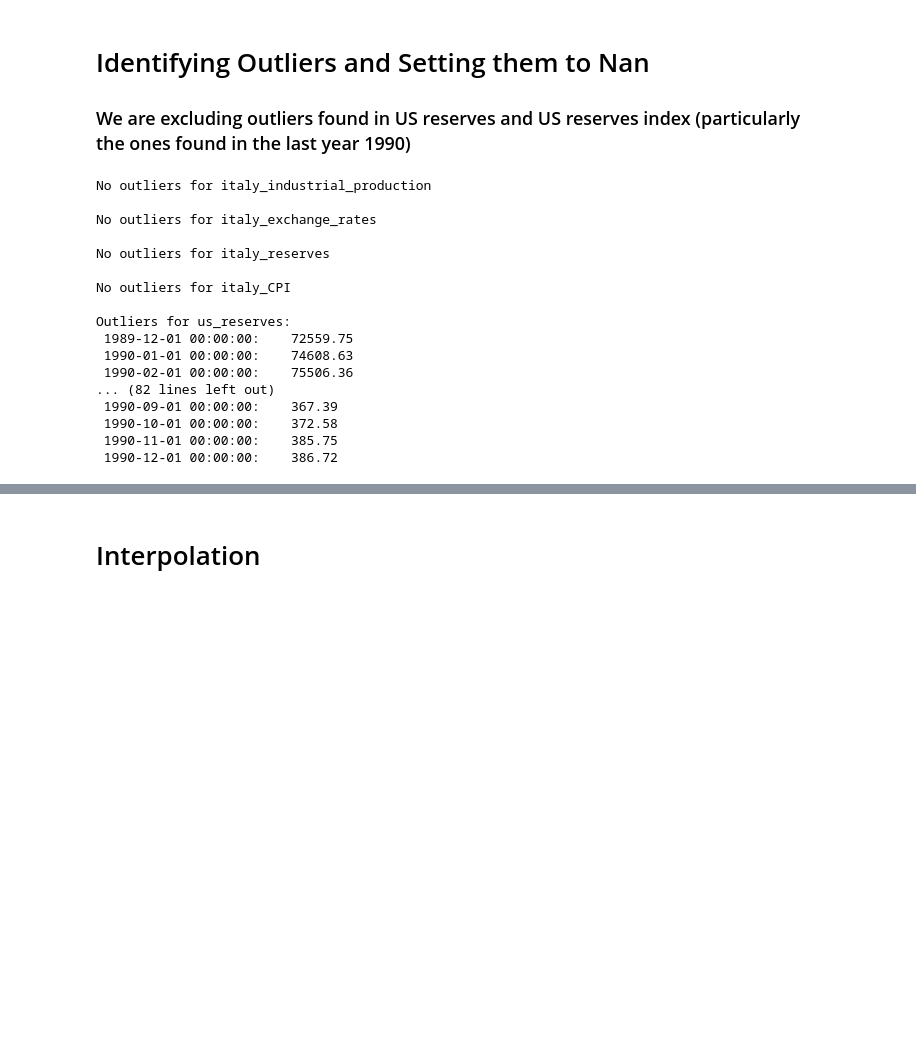
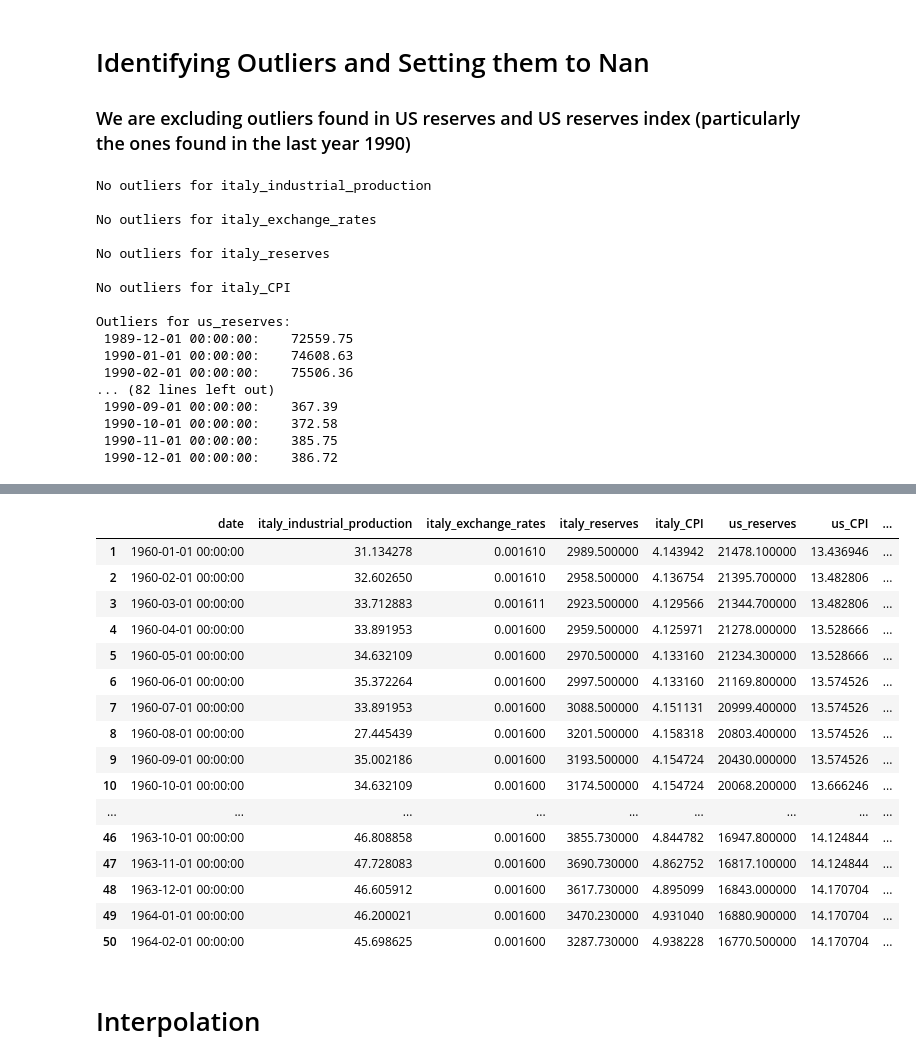
Before and after one commit to Tantalise/ItalyMacroGroupProject, a Jupyter notebook: MacroDataJazz.ipynb, the cells around one changed output, grey strips where cells are left out. Cells and saved outputs as stored; diff of their text form; code cells hidden in the pictures; blank space fills up the shorter version.

```diff
--- a/MacroDataJazz.ipynb
+++ b/MacroDataJazz.ipynb
@@ -184,7 +184,7 @@ for column, outliers in outliers_dict.items():
 economic_parameters.insert(0, 'date', merged_df['date'])
 
 # Display the new DataFrame with outliers marked as NaN
-display(economic_parameters.style)
+display(economic_parameters.head(50).style)
 # %% [output]
 No outliers for italy_industrial_production
 
@@ -207,3 +206,20 @@ Outliers for us_reserves:
+|  | date | italy_industrial_production | italy_exchange_rates | italy_reserves | italy_CPI | us_reserves | us_CPI | ... |
+| 1 | 1960-01-01 00:00:00 | 31.134278 | 0.001610 | 2989.500000 | 4.143942 | 21478.100000 | 13.436946 | ... |
+| 2 | 1960-02-01 00:00:00 | 32.602650 | 0.001610 | 2958.500000 | 4.136754 | 21395.700000 | 13.482806 | ... |
+| 3 | 1960-03-01 00:00:00 | 33.712883 | 0.001611 | 2923.500000 | 4.129566 | 21344.700000 | 13.482806 | ... |
+| 4 | 1960-04-01 00:00:00 | 33.891953 | 0.001600 | 2959.500000 | 4.125971 | 21278.000000 | 13.528666 | ... |
+| 5 | 1960-05-01 00:00:00 | 34.632109 | 0.001600 | 2970.500000 | 4.133160 | 21234.300000 | 13.528666 | ... |
+| 6 | 1960-06-01 00:00:00 | 35.372264 | 0.001600 | 2997.500000 | 4.133160 | 21169.800000 | 13.574526 | ... |
+| 7 | 1960-07-01 00:00:00 | 33.891953 | 0.001600 | 3088.500000 | 4.151131 | 20999.400000 | 13.574526 | ... |
+| 8 | 1960-08-01 00:00:00 | 27.445439 | 0.001600 | 3201.500000 | 4.158318 | 20803.400000 | 13.574526 | ... |
+| 9 | 1960-09-01 00:00:00 | 35.002186 | 0.001600 | 3193.500000 | 4.154724 | 20430.000000 | 13.574526 | ... |
+| 10 | 1960-10-01 00:00:00 | 34.632109 | 0.001600 | 3174.500000 | 4.154724 | 20068.200000 | 13.666246 | ... |
+| ... | ... | ... | ... | ... | ... | ... | ... | ... |
+| 46 | 1963-10-01 00:00:00 | 46.808858 | 0.001600 | 3855.730000 | 4.844782 | 16947.800000 | 14.124844 | ... |
+| 47 | 1963-11-01 00:00:00 | 47.728083 | 0.001600 | 3690.730000 | 4.862752 | 16817.100000 | 14.124844 | ... |
+| 48 | 1963-12-01 00:00:00 | 46.605912 | 0.001600 | 3617.730000 | 4.895099 | 16843.000000 | 14.170704 | ... |
+| 49 | 1964-01-01 00:00:00 | 46.200021 | 0.001600 | 3470.230000 | 4.931040 | 16880.900000 | 14.170704 | ... |
+| 50 | 1964-02-01 00:00:00 | 45.698625 | 0.001600 | 3287.730000 | 4.938228 | 16770.500000 | 14.170704 | ... |
 # %% [markdown]
 <html>
 
```
Also changed, not shown: parts of 2 cells of this notebook.
